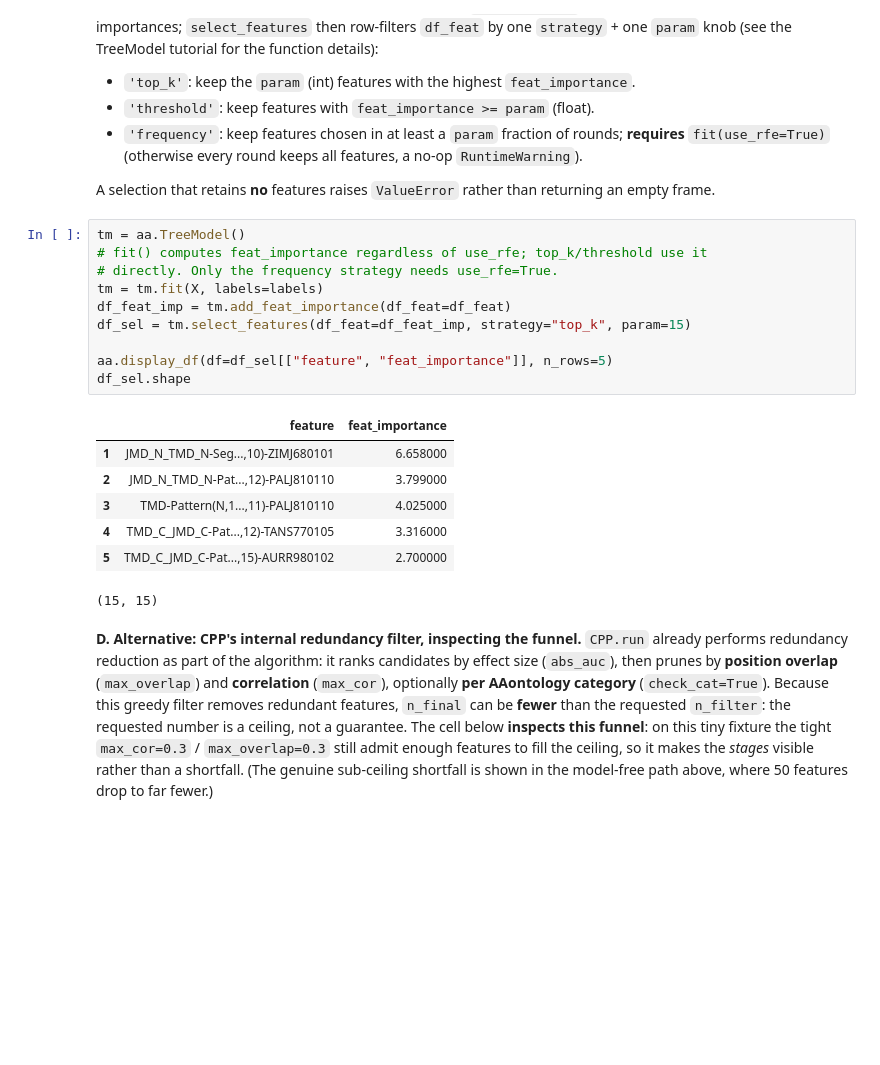
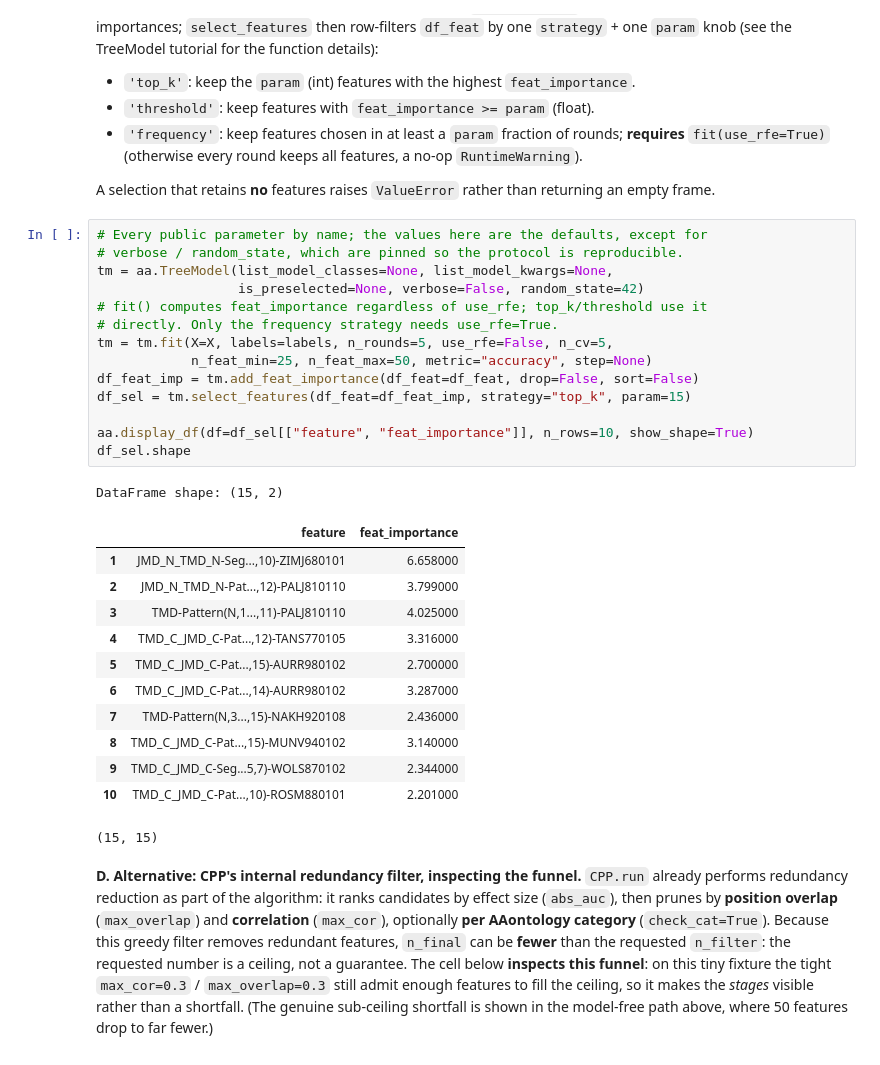
Before and after one commit to breimanntools/aaanalysis, a Jupyter notebook: protocols/protocol7_feature_selection.ipynb, the cells around one changed output. Cells and saved outputs as stored; diff of their text form; blank space fills up the shorter version.

```diff
--- a/protocols/protocol7_feature_selection.ipynb
+++ b/protocols/protocol7_feature_selection.ipynb
@@ -153,23 +275,33 @@ kept_dims = order_e[mask_e]
 
 A selection that retains **no** features raises `ValueError` rather than returning an empty frame.
 # %%
-tm = aa.TreeModel()
+# Every public parameter by name; the values here are the defaults, except for
+# verbose / random_state, which are pinned so the protocol is reproducible.
+tm = aa.TreeModel(list_model_classes=None, list_model_kwargs=None,
+                  is_preselected=None, verbose=False, random_state=42)
 # fit() computes feat_importance regardless of use_rfe; top_k/threshold use it
 # directly. Only the frequency strategy needs use_rfe=True.
-tm = tm.fit(X, labels=labels)
-df_feat_imp = tm.add_feat_importance(df_feat=df_feat)
+tm = tm.fit(X=X, labels=labels, n_rounds=5, use_rfe=False, n_cv=5,
+            n_feat_min=25, n_feat_max=50, metric="accuracy", step=None)
+df_feat_imp = tm.add_feat_importance(df_feat=df_feat, drop=False, sort=False)
 df_sel = tm.select_features(df_feat=df_feat_imp, strategy="top_k", param=15)
 
-aa.display_df(df=df_sel[["feature", "feat_importance"]], n_rows=5)
+aa.display_df(df=df_sel[["feature", "feat_importance"]], n_rows=10, show_shape=True)
 df_sel.shape
 # %% [output]
+DataFrame shape: (15, 2)
 |  | feature | feat_importance |
 | 1 | JMD_N_TMD_N-Seg...,10)-ZIMJ680101 | 6.658000 |
 | 2 | JMD_N_TMD_N-Pat...,12)-PALJ810110 | 3.799000 |
 | 3 | TMD-Pattern(N,1...,11)-PALJ810110 | 4.025000 |
 | 4 | TMD_C_JMD_C-Pat...,12)-TANS770105 | 3.316000 |
 | 5 | TMD_C_JMD_C-Pat...,15)-AURR980102 | 2.700000 |
+| 6 | TMD_C_JMD_C-Pat...,14)-AURR980102 | 3.287000 |
+| 7 | TMD-Pattern(N,3...,15)-NAKH920108 | 2.436000 |
+| 8 | TMD_C_JMD_C-Pat...,15)-MUNV940102 | 3.140000 |
+| 9 | TMD_C_JMD_C-Seg...5,7)-WOLS870102 | 2.344000 |
+| 10 | TMD_C_JMD_C-Pat...,10)-ROSM880101 | 2.201000 |
-(15, 15)
+(15, 15)
 # %% [markdown]
 **D. Alternative: CPP's internal redundancy filter, inspecting the funnel.** `CPP.run` already performs redundancy reduction as part of the algorithm: it ranks candidates by effect size (`abs_auc`), then prunes by **position overlap** (`max_overlap`) and **correlation** (`max_cor`), optionally **per AAontology category** (`check_cat=True`). Because this greedy filter removes redundant features, `n_final` can be **fewer** than the requested `n_filter`: the requested number is a ceiling, not a guarantee. The cell below **inspects this funnel**: on this tiny fixture the tight `max_cor=0.3` / `max_overlap=0.3` still admit enough features to fill the ceiling, so it makes the *stages* visible rather than a shortfall. (The genuine sub-ceiling shortfall is shown in the model-free path above, where 50 features drop to far fewer.)
 
```
Also changed, not shown: parts of 12 cells of this notebook.
